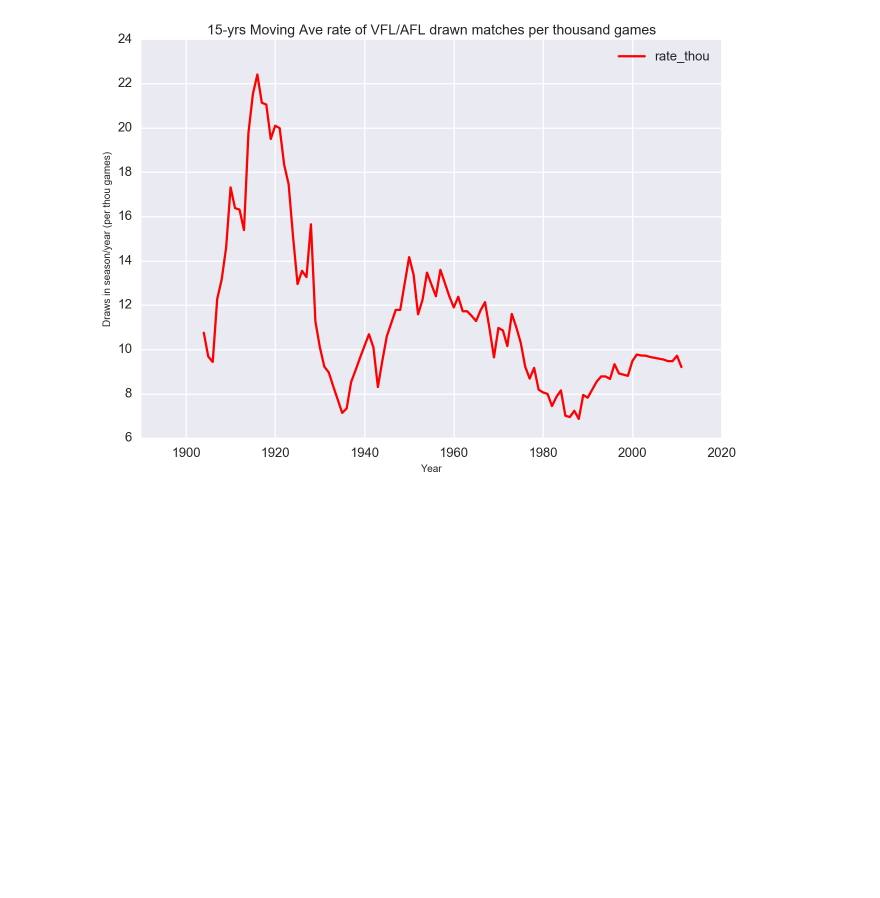
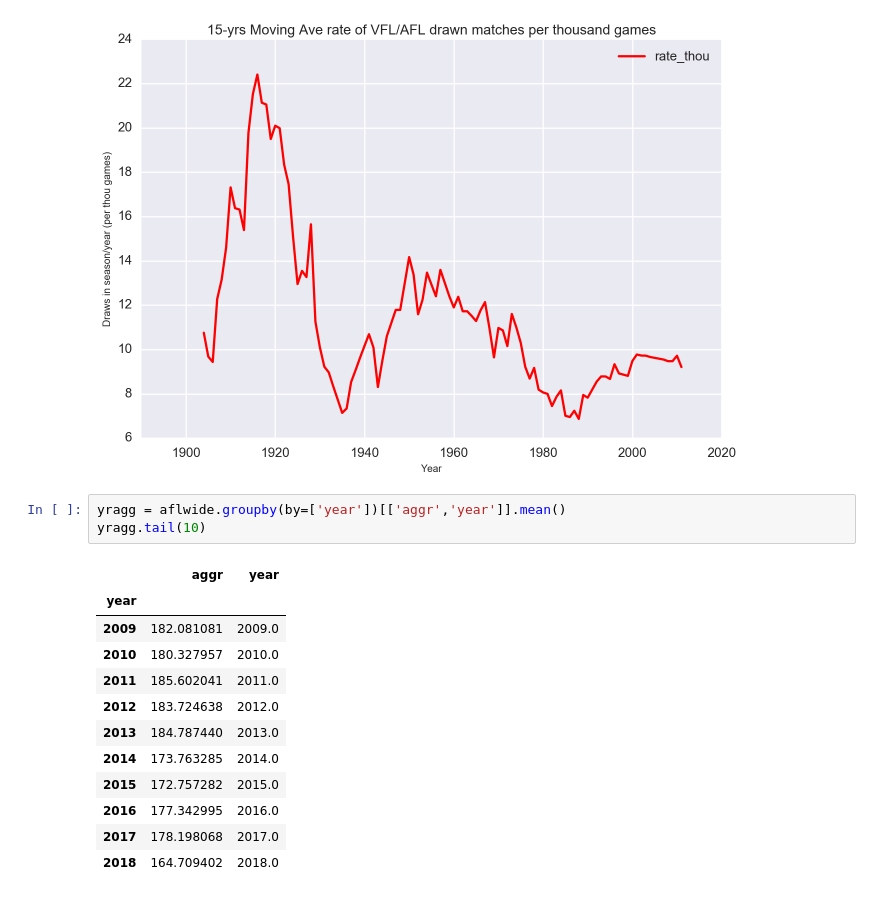
Before and after one commit to stevegabriel1/afl_explore, a Jupyter notebook: afl_draws_exploration.ipynb, the cells around one changed output. Cells and saved outputs as stored; diff of their text form; blank space fills up the shorter version.

```diff
--- a/afl_draws_exploration.ipynb
+++ b/afl_draws_exploration.ipynb
@@ -167,3 +167,19 @@ plt.title('15-yrs Moving Ave rate of VFL/AFL drawn matches per thousand games',
 plt.show()
 # %% [output]
 [figure]
+# %%
+yragg = aflwide.groupby(by=['year'])[['aggr','year']].mean()
+yragg.tail(10)
+# %% [output]
+|  | aggr | year |
+| year |  |  |
+| 2009 | 182.081081 | 2009.0 |
+| 2010 | 180.327957 | 2010.0 |
+| 2011 | 185.602041 | 2011.0 |
+| 2012 | 183.724638 | 2012.0 |
+| 2013 | 184.787440 | 2013.0 |
+| 2014 | 173.763285 | 2014.0 |
+| 2015 | 172.757282 | 2015.0 |
+| 2016 | 177.342995 | 2016.0 |
+| 2017 | 178.198068 | 2017.0 |
+| 2018 | 164.709402 | 2018.0 |
```
Also changed, not shown: parts of 1 cell of this notebook.
